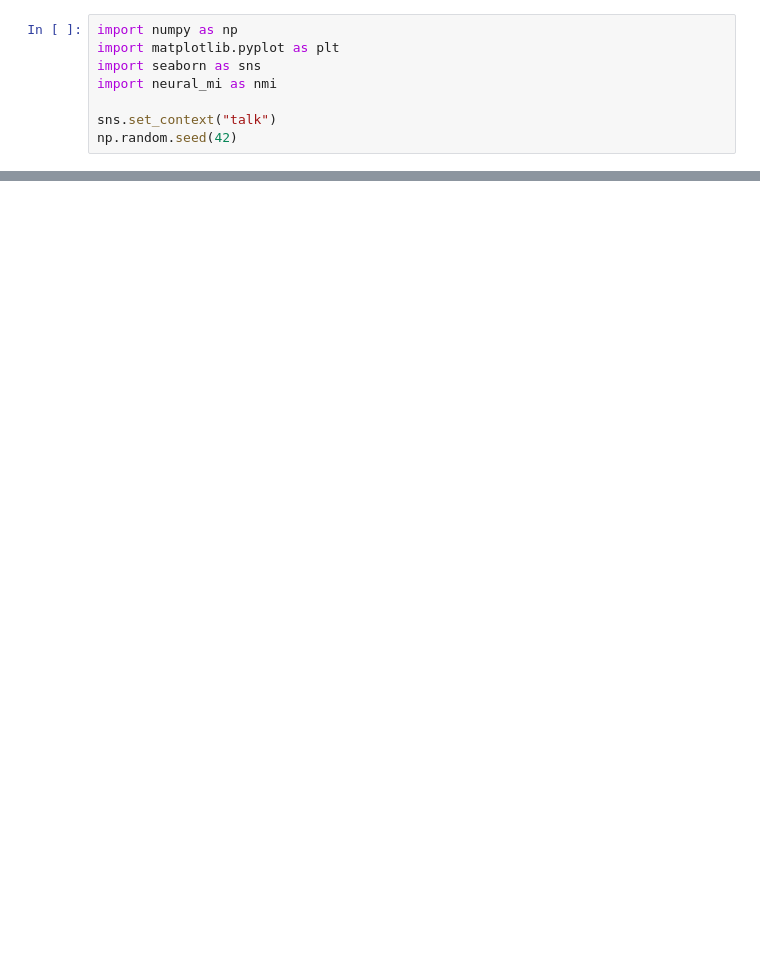
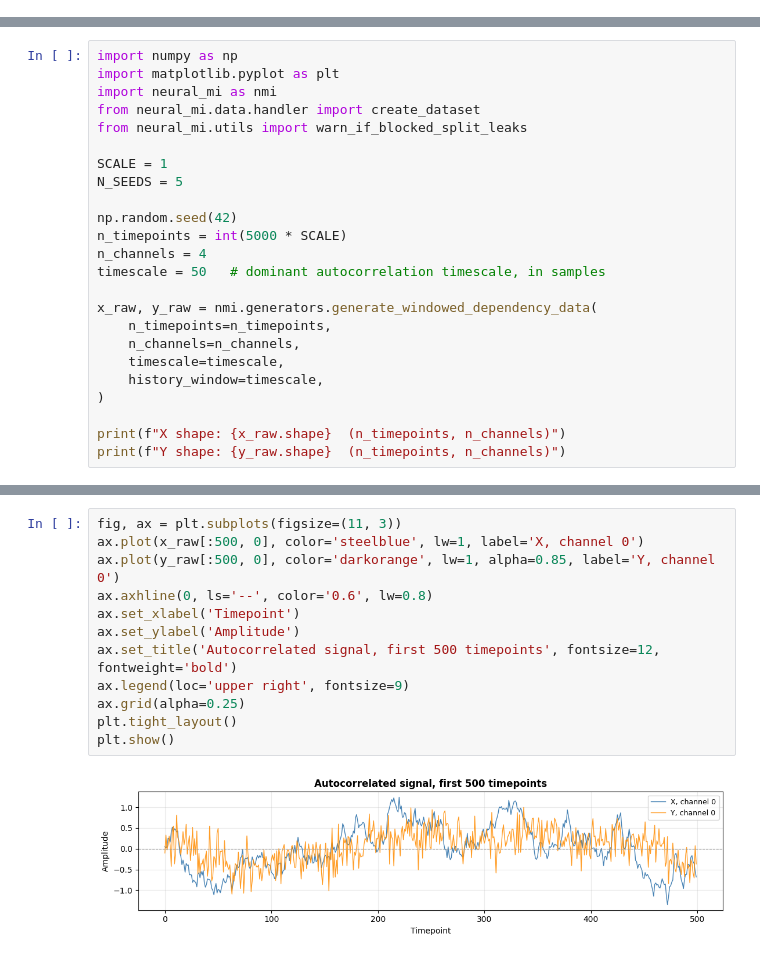
Before and after one commit to eslam-abdelaleem/NeuralMI, a Jupyter notebook: tutorials/03_Temporal_Correlations_and_Splits.ipynb, the cells around one changed output, grey strips where cells are left out. Cells and saved outputs as stored; diff of their text form; blank space fills up the shorter version.

```diff
--- a/tutorials/03_Temporal_Correlations_and_Splits.ipynb
+++ b/tutorials/03_Temporal_Correlations_and_Splits.ipynb
@@ -35,8 +0,0 @@ but only visible when the analysis window is long enough to capture that history
-# %%
-import numpy as np
-import matplotlib.pyplot as plt
-import seaborn as sns
-import neural_mi as nmi
-
-sns.set_context("talk")
-np.random.seed(42)
@@ -476,0 +32,24 @@ efficiently before committing to a final analysis.
+# %%
+import numpy as np
+import matplotlib.pyplot as plt
+import neural_mi as nmi
+from neural_mi.data.handler import create_dataset
+from neural_mi.utils import warn_if_blocked_split_leaks
+
+SCALE = 1
+N_SEEDS = 5
+
+np.random.seed(42)
+n_timepoints = int(5000 * SCALE)
+n_channels = 4
+timescale = 50   # dominant autocorrelation timescale, in samples
+
+x_raw, y_raw = nmi.generators.generate_windowed_dependency_data(
+    n_timepoints=n_timepoints,
+    n_channels=n_channels,
+    timescale=timescale,
+    history_window=timescale,
+)
+
+print(f"X shape: {x_raw.shape}  (n_timepoints, n_channels)")
+print(f"Y shape: {y_raw.shape}  (n_timepoints, n_channels)")
@@ -476,0 +67,14 @@ efficiently before committing to a final analysis.
+# %%
+fig, ax = plt.subplots(figsize=(11, 3))
+ax.plot(x_raw[:500, 0], color='steelblue', lw=1, label='X, channel 0')
+ax.plot(y_raw[:500, 0], color='darkorange', lw=1, alpha=0.85, label='Y, channel 0')
+ax.axhline(0, ls='--', color='0.6', lw=0.8)
+ax.set_xlabel('Timepoint')
+ax.set_ylabel('Amplitude')
+ax.set_title('Autocorrelated signal, first 500 timepoints', fontsize=12, fontweight='bold')
+ax.legend(loc='upper right', fontsize=9)
+ax.grid(alpha=0.25)
+plt.tight_layout()
+plt.show()
+# %% [output]
+[figure, added]
```
Also changed, not shown: parts of 52 cells of this notebook, 6 other files.
